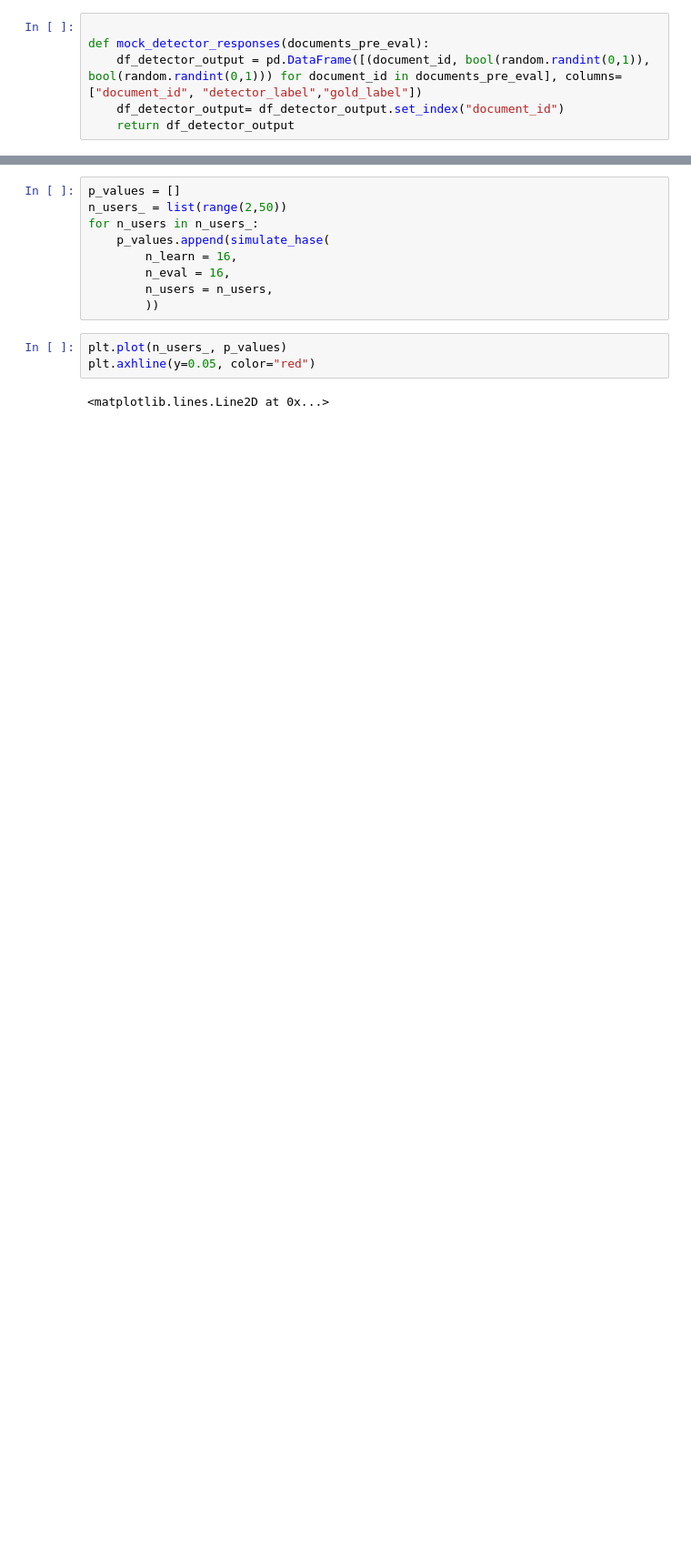
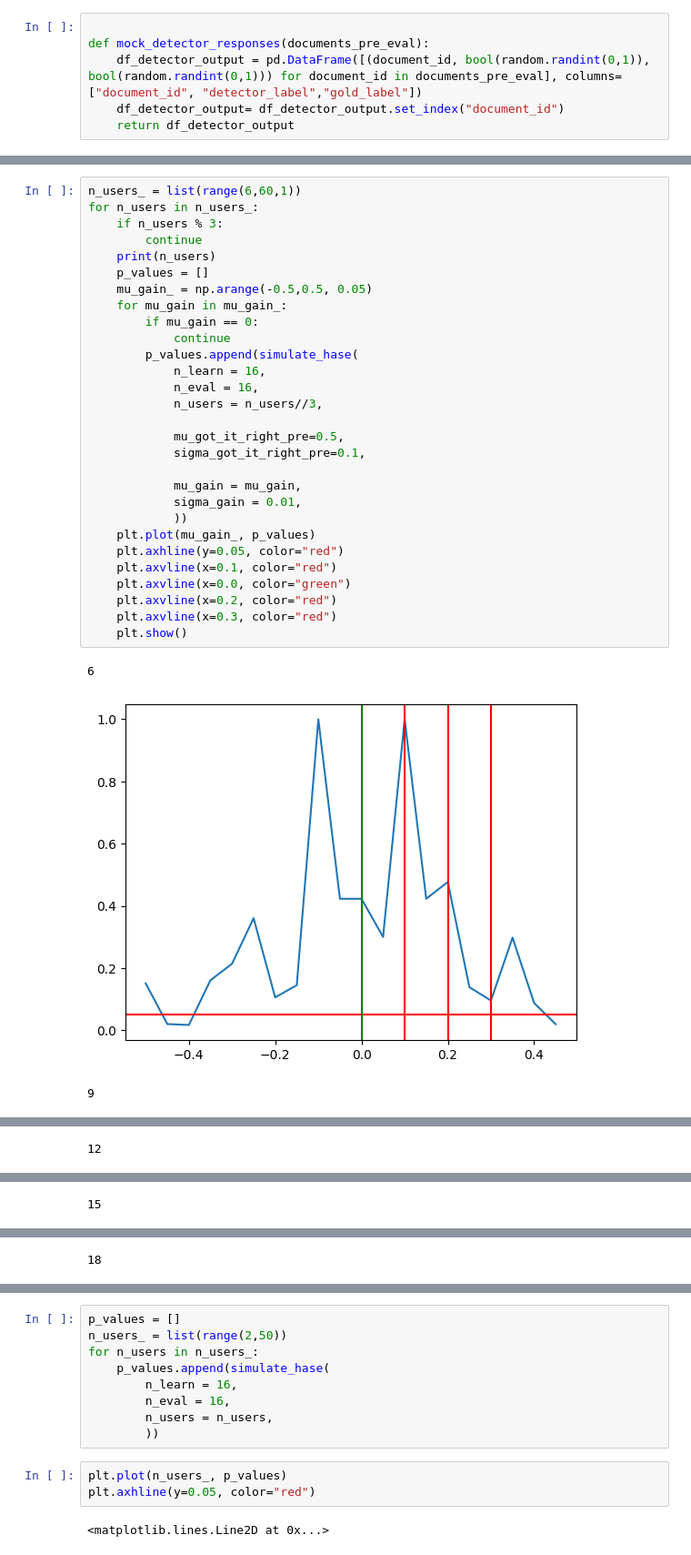
Before and after one commit to loris3/evaluation_explanation_quality, a Jupyter notebook: simulatability.ipynb, the cells around one changed output, grey strips where cells are left out. Shown: that part at 91% size. Cells and saved outputs as stored; diff of their text form; blank space fills up the shorter version.

```diff
--- a/simulatability.ipynb
+++ b/simulatability.ipynb
@@ -157,0 +228,33 @@ simulate_hase()
+# %%
+n_users_ = list(range(6,60,1))
+for n_users in n_users_:
+    if n_users % 3:
+        continue
+    print(n_users)
+    p_values = []
+    mu_gain_ = np.arange(-0.5,0.5, 0.05)
+    for mu_gain in mu_gain_:
+        if mu_gain == 0:
+            continue
+        p_values.append(simulate_hase(
+            n_learn = 16,
+            n_eval = 16,
+            n_users = n_users//3,
+
+            mu_got_it_right_pre=0.5,
+            sigma_got_it_right_pre=0.1,
+
+            mu_gain = mu_gain,
+            sigma_gain = 0.01,
+            ))
+    plt.plot(mu_gain_, p_values)
+    plt.axhline(y=0.05, color="red")
+    plt.axvline(x=0.1, color="red")
+    plt.axvline(x=0.0, color="green")
+    plt.axvline(x=0.2, color="red")
+    plt.axvline(x=0.3, color="red")
+    plt.show()
+# %% [output]
+6
+[figure, added]
+9
@@ -157,0 +262 @@ simulate_hase()
+12
@@ -157,0 +264 @@ simulate_hase()
+15
@@ -157,0 +266 @@ simulate_hase()
+18
```
Also changed, not shown: parts of 15 cells of this notebook, 5 other files.
